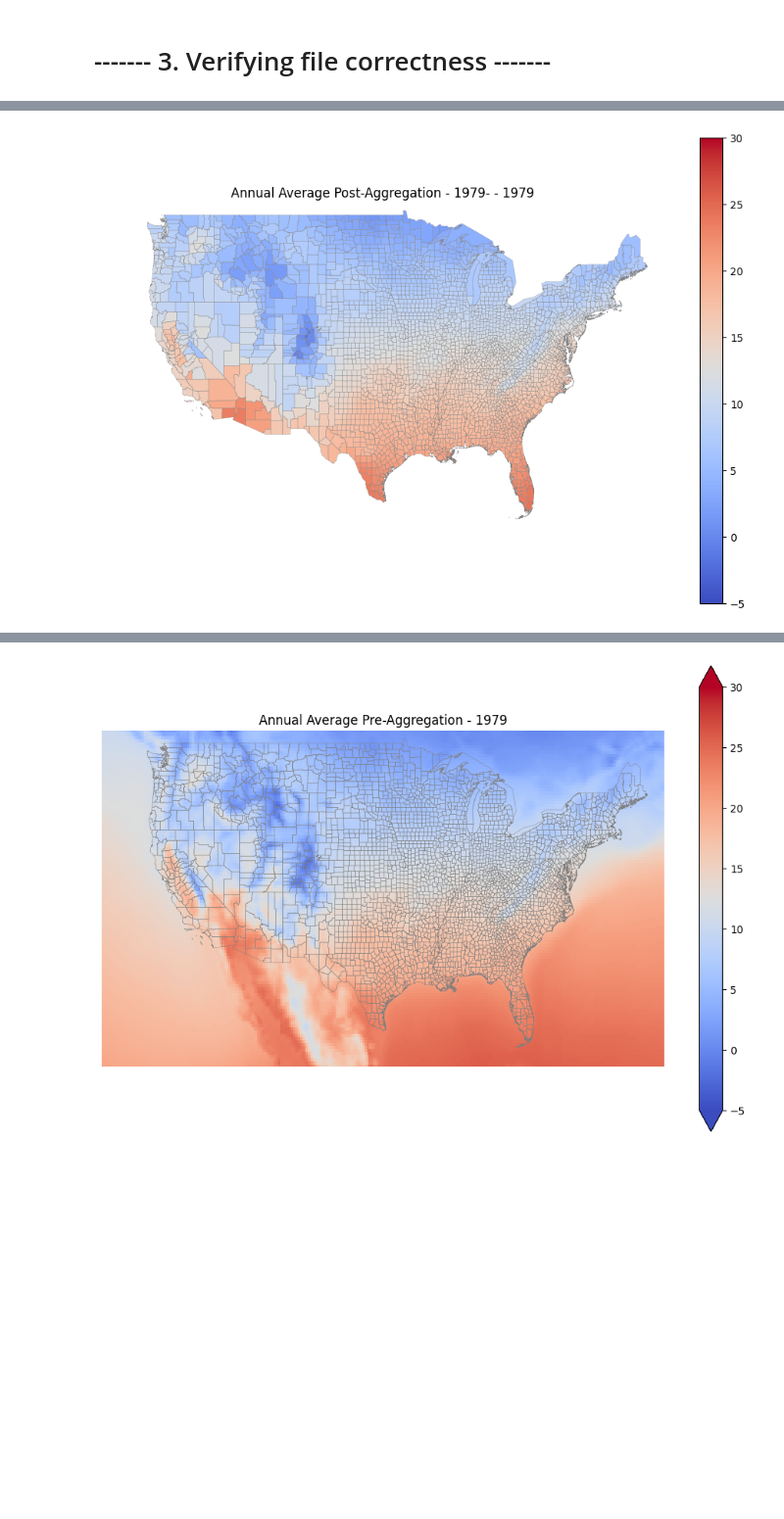
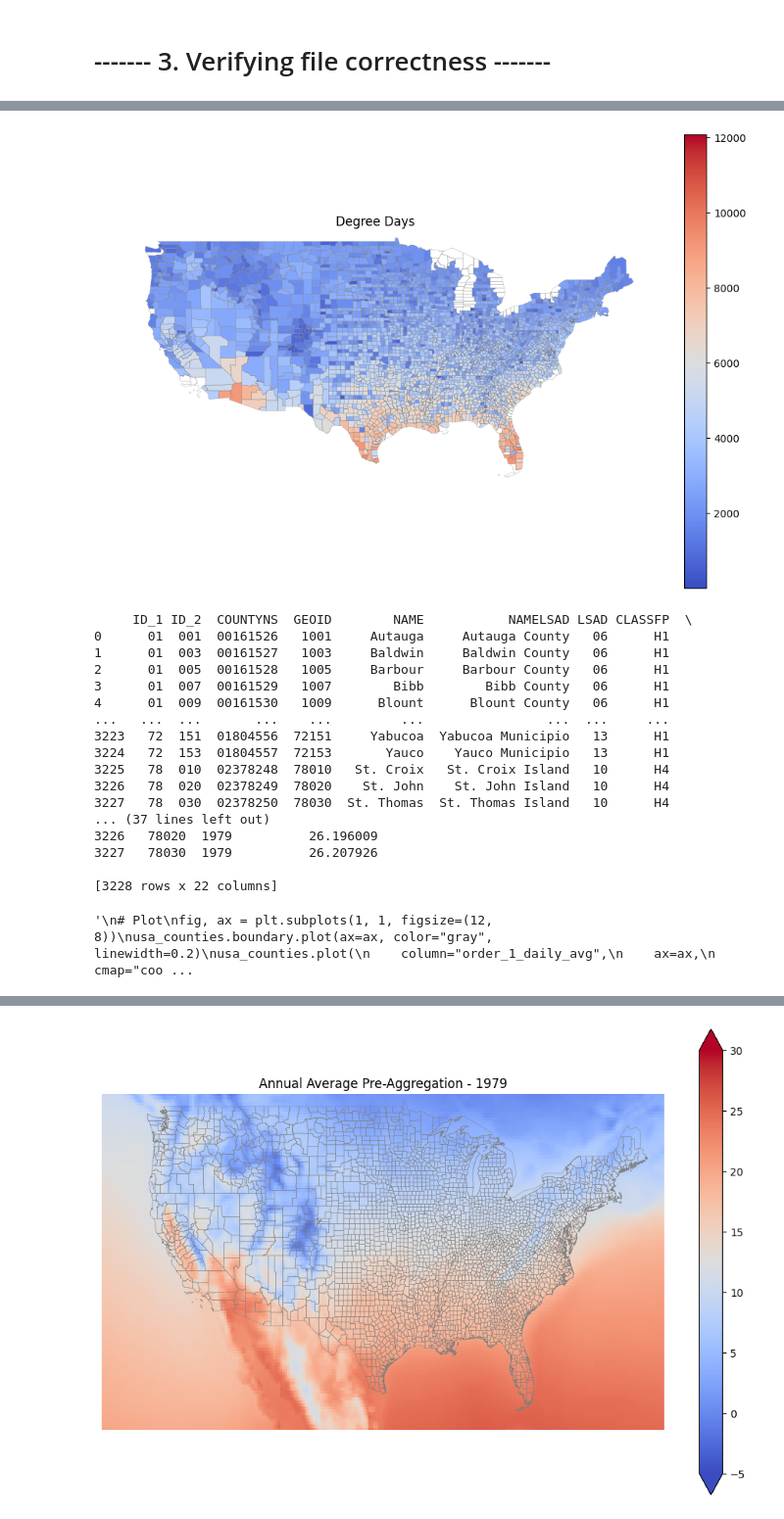
Before and after one commit to yougsanghvi/global_suicide_dummy, a Jupyter notebook: code/archive/c_aggregated_visualization vOld.ipynb, the cells around one changed output, grey strips where cells are left out. Shown at 98% size. Saved outputs shown, nothing was run; the diff lists cells and outputs as text; code cells hidden in the pictures; blank space fills up the shorter version.

```diff
--- a/code/gdnat_manipulation/c_aggregated_visualization.ipynb
+++ b/code/archive/c_aggregated_visualization vOld.ipynb
@@ -117,3 +129,7 @@ rds = rxr.open_rasterio(raw_filepath, masked=True)
 # Load raw file for all years
 gdnat_1 = xr.open_dataset(gdnat_1_path, chunks={"time": 365})
 gdnat_2 = xr.open_dataset(gdnat_1_path, chunks={"time": 365})
+# %%
+# Load era5 DD files
+era5_dd_data = pd.read_csv(era5_dd_filepath)
+era5_dd_data
@@ -139,3 +519,16 @@ print(filtered[['GID_2', 'NAME_2']])
+# %%
+plot_climate_data(
+    data=era5_dd_data,  # Your original monthly county data DataFrame
+    data_type='county',
+    usa_counties=usa_counties,  # Your GeoDataFrame of US county boundaries
+    column_name='threshold_10_to_29',
+    title="Degree Days",
+    color_map="coolwarm",
+    lon_bounds=(-130, -65),
+    lat_bounds=(23, 50)
+)
+# %% [output]
+[figure, added]
 # %%
 # Calculate annual average temperature per polygon (poly_id)
 annual_avg = (
@@ -148,29 +541,29 @@ annual_avg = (
 year_focus = 1979
 annual_avg_year = annual_avg[annual_avg["year"] == year_focus]
 
+usa_counties["GEOID"] = usa_counties["GEOID"].astype(int)
 # Merge your data with the geodataframe
 usa_counties = usa_counties.merge(
-    annual_avg_year, how="left", left_on="GID_2", right_on="poly_id"
+    annual_avg_year, how="left", left_on="GEOID", right_on="poly_id"
 )
 
-# Plot
-fig, ax = plt.subplots(1, 1, figsize=(12, 8))
-usa_counties.boundary.plot(ax=ax, color="gray", linewidth=0.2)
-usa_counties.plot(
-    column="order_1_daily_avg",
-    ax=ax,
-    cmap="coolwarm",
-    legend=True,
-    vmin=-5,  # min temperature for color scale
-    vmax=30,  # max temperature for color scale
-)
-
-# Set plot extents for mainland USA (approx.)
-ax.set_xlim(-130, -65)
-ax.set_ylim(23, 50)
-
-ax.set_title(f"Annual Average Post-Aggregation - 1979- - {year_focus}")
-ax.axis("off")
-plt.show()
+print(usa_counties)
 # %% [output]
-[figure, removed]
+     ID_1 ID_2  COUNTYNS  GEOID        NAME           NAMELSAD LSAD CLASSFP  \
+0      01  001  00161526   1001     Autauga     Autauga County   06      H1
+1      01  003  00161527   1003     Baldwin     Baldwin County   06      H1
+2      01  005  00161528   1005     Barbour     Barbour County   06      H1
+3      01  007  00161529   1007        Bibb        Bibb County   06      H1
+4      01  009  00161530   1009      Blount      Blount County   06      H1
+...   ...  ...       ...    ...         ...                ...  ...     ...
+3223   72  151  01804556  72151     Yabucoa  Yabucoa Municipio   13      H1
+3224   72  153  01804557  72153       Yauco    Yauco Municipio   13      H1
+3225   78  010  02378248  78010   St. Croix   St. Croix Island   10      H4
+3226   78  020  02378249  78020    St. John    St. John Island   10      H4
+3227   78  030  02378250  78030  St. Thomas  St. Thomas Island   10      H4
+... (37 lines left out)
+3226   78020  1979          26.196009
+3227   78030  1979          26.207926
+
+[3228 rows x 22 columns]
+'\n# Plot\nfig, ax = plt.subplots(1, 1, figsize=(12, 8))\nusa_counties.boundary.plot(ax=ax, color="gray", linewidth=0.2)\nusa_counties.plot(\n    column="order_1_daily_avg",\n    ax=ax,\n    cmap="coo ...
```
Also changed, not shown: parts of 14 cells of this notebook, 5 other files.
